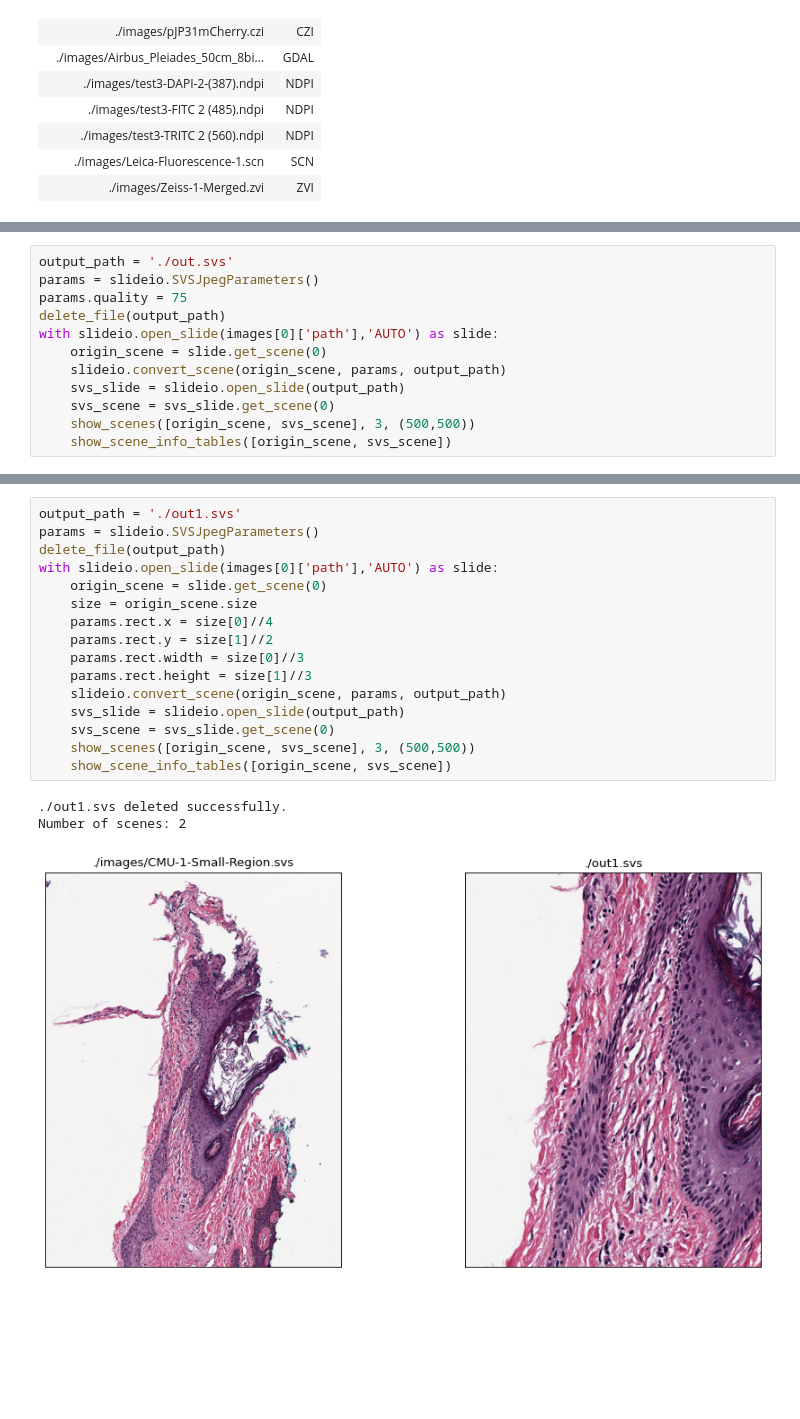
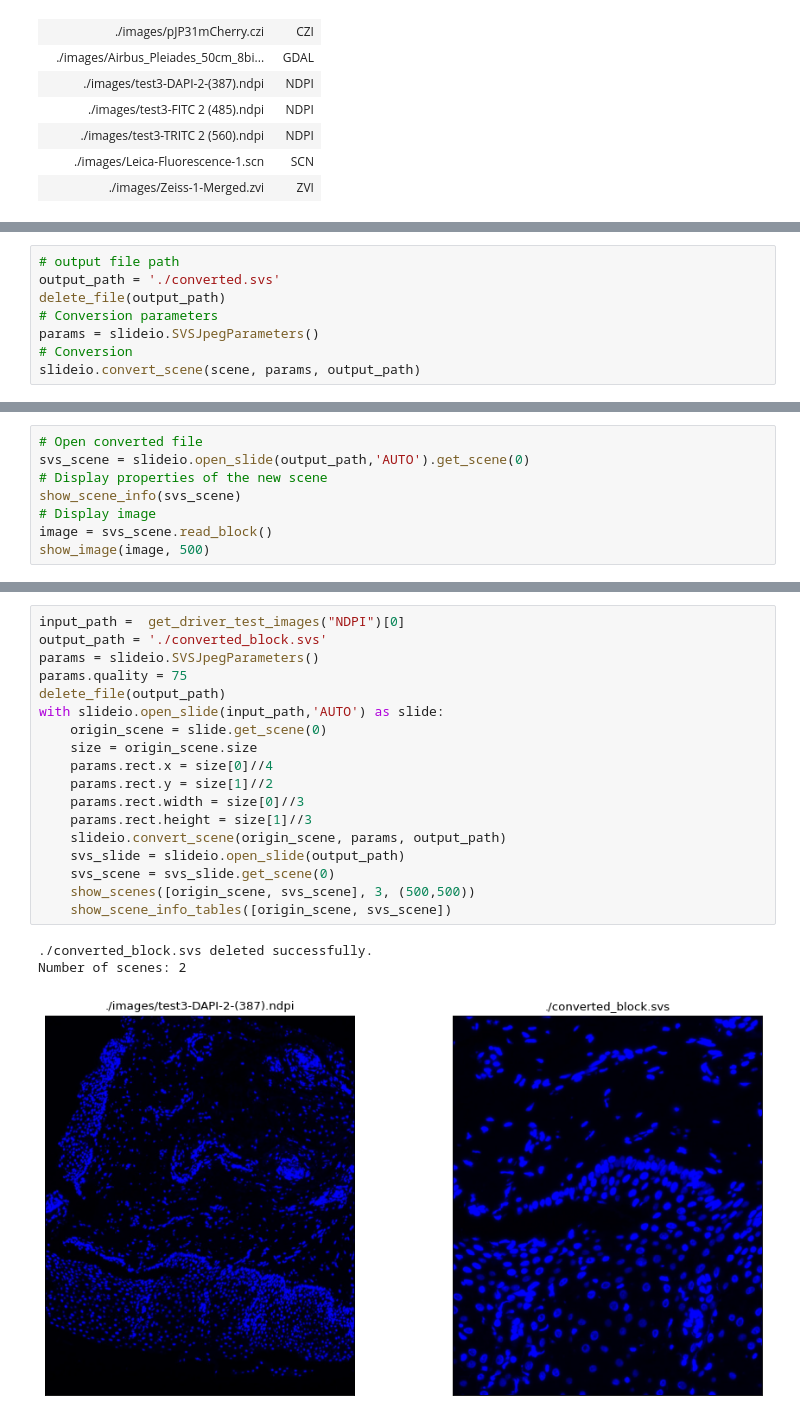
Before and after one commit to Booritas/slideio-tutorial, a Jupyter notebook: converter.ipynb, the cells around one changed output, grey strips where cells are left out. Cells and saved outputs as stored; diff of their text form; blank space fills up the shorter version.

Commit message:
converter tutorial

```diff
--- a/converter.ipynb
+++ b/converter.ipynb
@@ -27,12 +136,0 @@ display_test_image_info(images)
-# %%
-output_path = './out.svs'
-params = slideio.SVSJpegParameters()
-params.quality = 75
-delete_file(output_path)
-with slideio.open_slide(images[0]['path'],'AUTO') as slide:
-    origin_scene = slide.get_scene(0)
-    slideio.convert_scene(origin_scene, params, output_path)
-    svs_slide = slideio.open_slide(output_path)
-    svs_scene = svs_slide.get_scene(0)
-    show_scenes([origin_scene, svs_scene], 3, (500,500))
-    show_scene_info_tables([origin_scene, svs_scene])
@@ -43,0 +159,8 @@ Number of scenes: 2
+# %%
+# output file path
+output_path = './converted.svs'
+delete_file(output_path)
+# Conversion parameters
+params = slideio.SVSJpegParameters()
+# Conversion
+slideio.convert_scene(scene, params, output_path)
@@ -43,0 +169,8 @@ Number of scenes: 2
+# %%
+# Open converted file
+svs_scene = slideio.open_slide(output_path,'AUTO').get_scene(0)
+# Display properties of the new scene
+show_scene_info(svs_scene)
+# Display image
+image = svs_scene.read_block()
+show_image(image, 500)
@@ -46,20 +194,22 @@ Number of scenes: 2
 # %%
-output_path = './out1.svs'
+input_path =  get_driver_test_images("NDPI")[0]
+output_path = './converted_block.svs'
 params = slideio.SVSJpegParameters()
+params.quality = 75
 delete_file(output_path)
-with slideio.open_slide(images[0]['path'],'AUTO') as slide:
+with slideio.open_slide(input_path,'AUTO') as slide:
     origin_scene = slide.get_scene(0)
     size = origin_scene.size
     params.rect.x = size[0]//4
     params.rect.y = size[1]//2
     params.rect.width = size[0]//3
     params.rect.height = size[1]//3
     slideio.convert_scene(origin_scene, params, output_path)
     svs_slide = slideio.open_slide(output_path)
     svs_scene = svs_slide.get_scene(0)
     show_scenes([origin_scene, svs_scene], 3, (500,500))
     show_scene_info_tables([origin_scene, svs_scene])
 # %% [output]
-./out1.svs deleted successfully.
+./converted_block.svs deleted successfully.
 Number of scenes: 2
-[figure, old version]
+[figure, new version]
```
Also changed, not shown: parts of 15 cells of this notebook, 1 other file.
